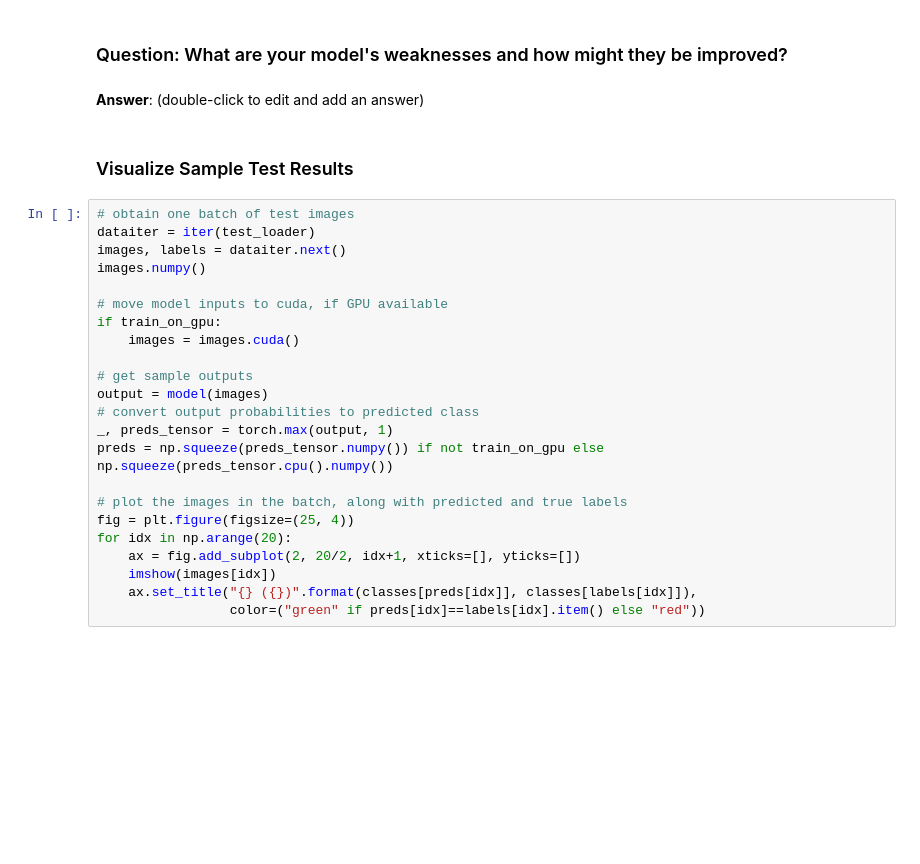
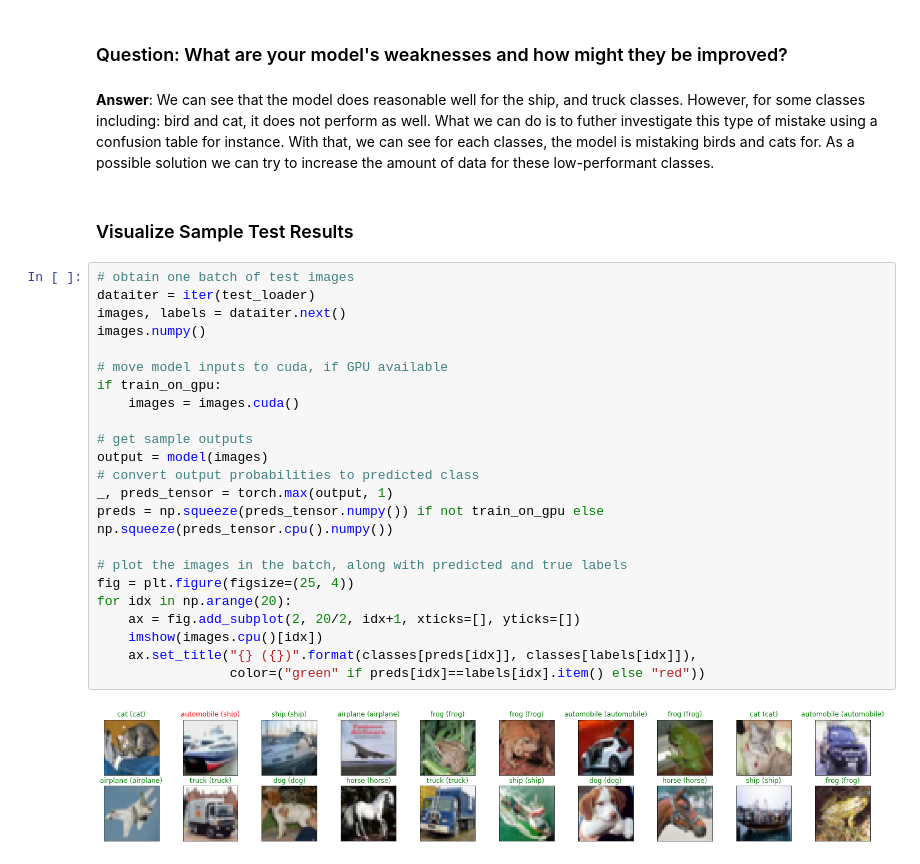
Before and after one commit to sthalles/deep-learning-v2-pytorch, a Jupyter notebook: convolutional-neural-networks/cifar-cnn/cifar10_cnn_exercise.ipynb, the cells around one changed output. Cells and saved outputs as stored; diff of their text form; blank space fills up the shorter version.

```diff
--- a/convolutional-neural-networks/cifar-cnn/cifar10_cnn_exercise.ipynb
+++ b/convolutional-neural-networks/cifar-cnn/cifar10_cnn_exercise.ipynb
@@ -354,29 +374,31 @@ print('\nTest Accuracy (Overall): %2d%% (%2d/%2d)' % (
 # %% [markdown]
 ### Question: What are your model's weaknesses and how might they be improved?
-# %% [markdown]
-**Answer**: (double-click to edit and add an answer)
+# %% [markdown]
+**Answer**: We can see that the model does reasonable well for the ship, and truck classes. However, for some classes including: bird and cat, it does not perform as well. What we can do is to futher investigate this type of mistake using a confusion table for instance. With that, we can see for each classes, the model is mistaking birds and cats for. As a possible solution we can try to increase the amount of data for these low-performant classes.
 # %% [markdown]
 ### Visualize Sample Test Results
 # %%
 # obtain one batch of test images
 dataiter = iter(test_loader)
 images, labels = dataiter.next()
 images.numpy()
 
 # move model inputs to cuda, if GPU available
 if train_on_gpu:
     images = images.cuda()
 
 # get sample outputs
 output = model(images)
 # convert output probabilities to predicted class
 _, preds_tensor = torch.max(output, 1)
 preds = np.squeeze(preds_tensor.numpy()) if not train_on_gpu else np.squeeze(preds_tensor.cpu().numpy())
 
 # plot the images in the batch, along with predicted and true labels
 fig = plt.figure(figsize=(25, 4))
 for idx in np.arange(20):
     ax = fig.add_subplot(2, 20/2, idx+1, xticks=[], yticks=[])
-    imshow(images[idx])
+    imshow(images.cpu()[idx])
     ax.set_title("{} ({})".format(classes[preds[idx]], classes[labels[idx]]),
                  color=("green" if preds[idx]==labels[idx].item() else "red"))
+# %% [output]
+[figure, added]
```
Also changed, not shown: parts of 6 cells of this notebook.
